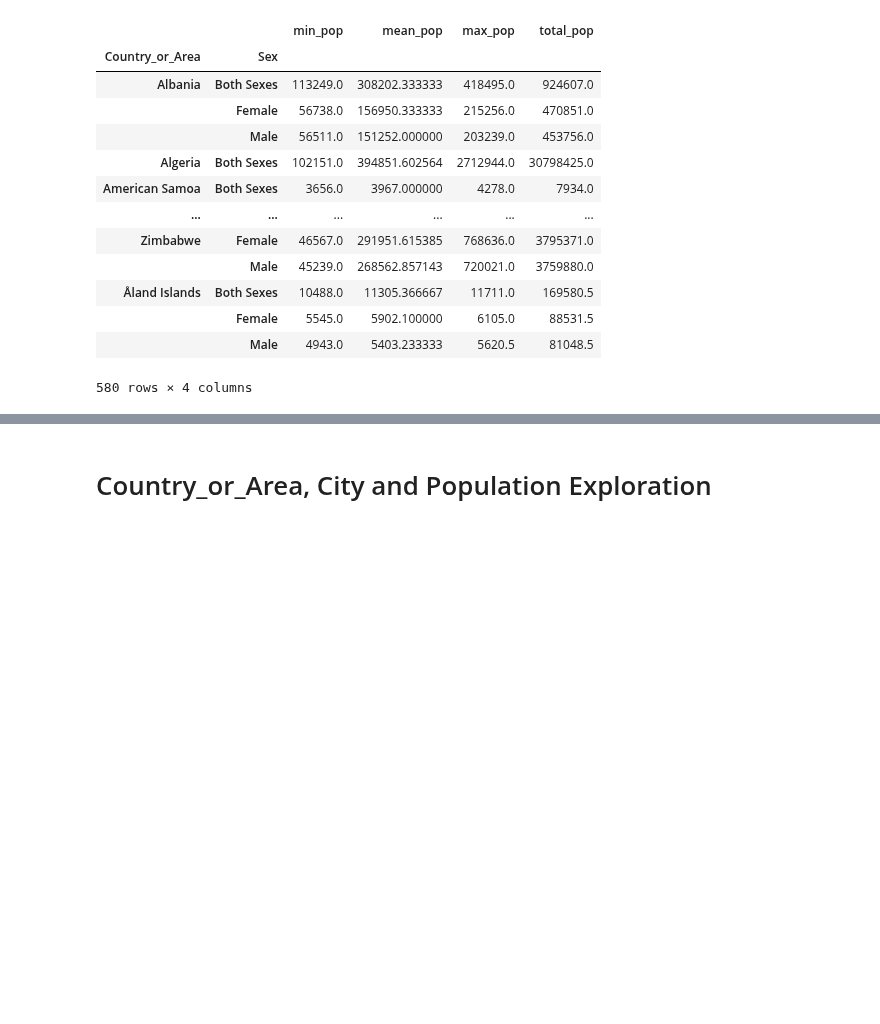
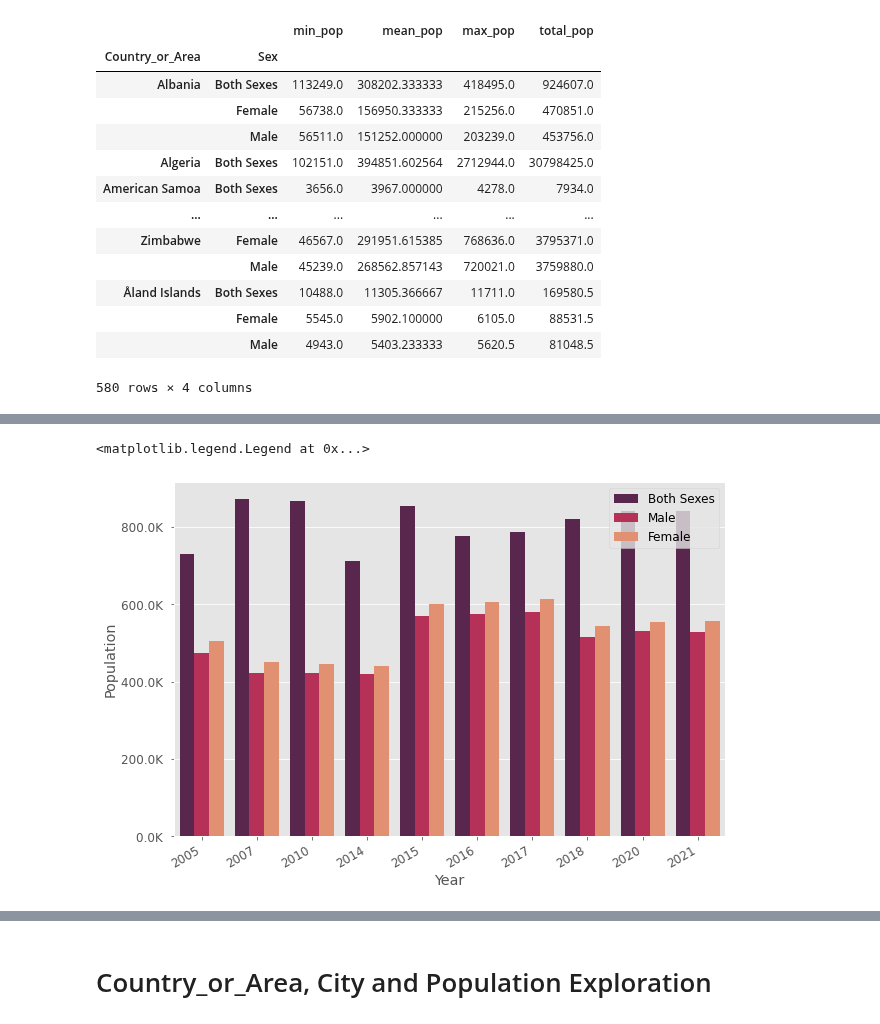
Before and after one commit to eldrigeampong/Data-Science, a Jupyter notebook: UN/Demographic Statistics Database/proj1.ipynb, the cells around one changed output, grey strips where cells are left out. Cells and saved outputs as stored; diff of their text form; code cells hidden in the pictures; blank space fills up the shorter version.

```diff
--- a/UN/Demographic Statistics Database/proj1.ipynb
+++ b/UN/Demographic Statistics Database/proj1.ipynb
@@ -324,0 +378,3 @@ agg_pop_sex_stats
+# %%
+china_df = country_area_grouped.get_group('Mexico')
+china_df
@@ -324,0 +404,21 @@ agg_pop_sex_stats
+# %%
+# initialize matplot figure
+fig, ax = plt.subplots(figsize=(9, 6))
+fig.autofmt_xdate()
+
+# plot bar chart
+sns.barplot(
+    x='Year', y='Population',
+    hue='Sex', palette='rocket', ci=None,
+    data=china_df,
+    ax=ax
+)
+
+# set y-axis major formatter
+ax.yaxis.set_major_formatter(formatter1)
+
+# plot legend
+ax.legend(loc=1)
+# %% [output]
+<matplotlib.legend.Legend at 0x...>
+[figure, added]
```
Also changed, not shown: parts of 10 cells of this notebook, 7 other files.
